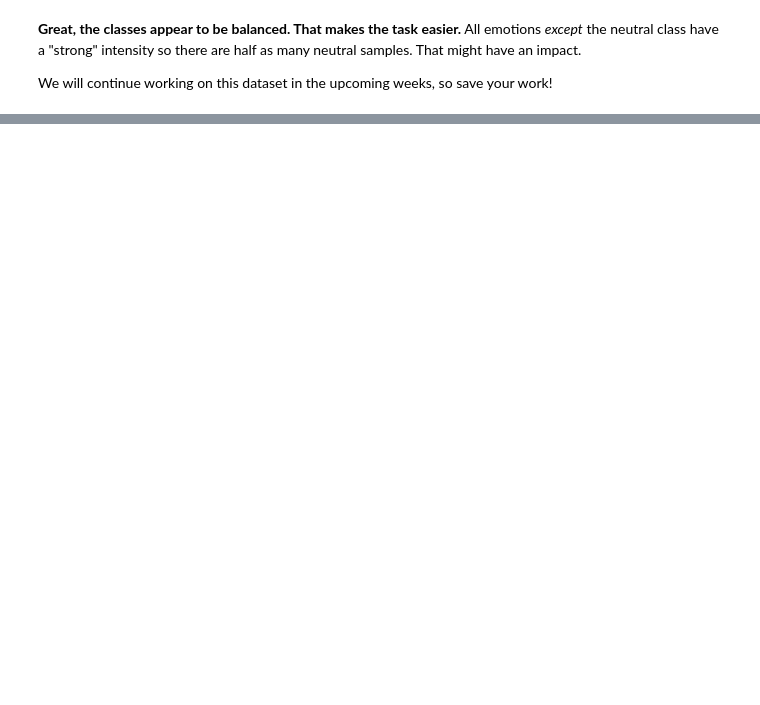
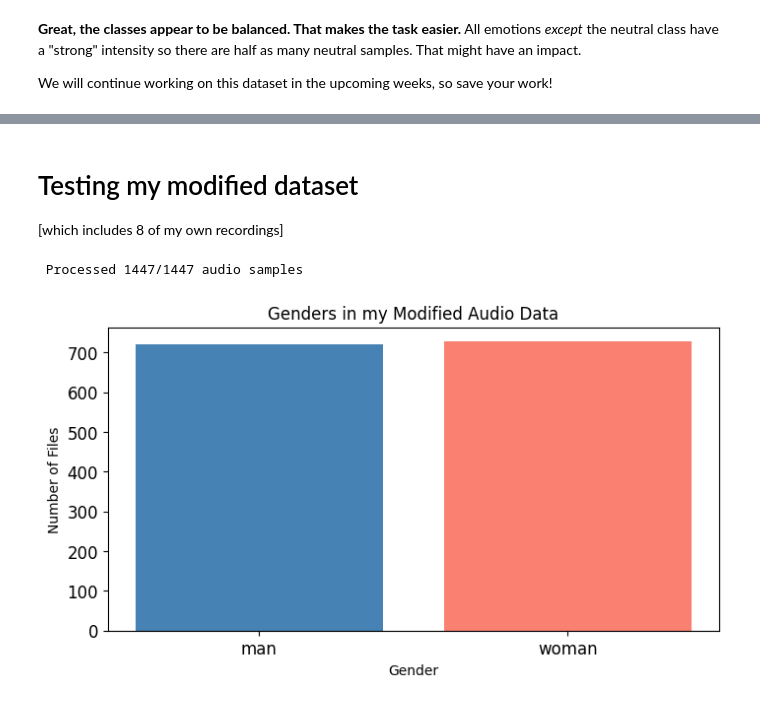
Before and after one commit to arriyan-aa/Week2-DataPreprocessing, a Jupyter notebook: Week 2.ipynb, the cells around one changed output, grey strips where cells are left out. Saved outputs shown, nothing was run; the diff lists cells and outputs as text; code cells hidden in the pictures; blank space fills up the shorter version.

```diff
--- a/Week 2.ipynb
+++ b/Week 2.ipynb
@@ -870,0 +750,44 @@ print(genders_dict)
+# %% [markdown]
+# Testing my modified dataset
+[which includes 8 of my own recordings]
+# %%
+import os, glob
+
+# sort the genders
+genders_dict = {}
+for i in range(1, 27):
+  # reference for formatting string: https://docs.python.org/3/tutorial/inputoutput.html
+    if i % 2 == 0:
+        genders_dict[f"{i:02}"] = "woman"
+    else:
+        genders_dict[f"{i:02}"] = "man"
+
+# load data and extract genders
+def load_data():
+    X,y=[],[]
+    count = 0
+    for file in glob.glob("OneDrive/Documents/SFU SIAT/IAT360/Labs/Week Two/Combined_AudioData/Actor_*/*.wav"):
+        file_name=os.path.basename(file)
+        gender=genders_dict[file_name.split("-")[6].replace(".wav", "")]
+        y.append(gender)
+        count += 1
+        # 1447 total, according to onedrive filecount
+        print('\r' + f' Processed {count}/{1447} audio samples',end=' ')
+    return np.array(X), np.array(y)
+
+# plot genders
+X, y = load_data()
+plt.figure(figsize=(8,4))
+
+gender_list, count = np.unique(y, return_counts=True)
+
+plt.bar(gender_list, count, color=['steelblue', 'salmon'])
+plt.xlabel('Gender')
+plt.ylabel('Number of Files')
+plt.title('Genders in my Modified Audio Data')
+plt.xticks(fontsize=12)
+plt.yticks(fontsize=12)
+plt.show()
+# %% [output]
+ Processed 1447/1447 audio samples
+[figure, added]
```
Also changed, not shown: parts of 27 cells of this notebook.
